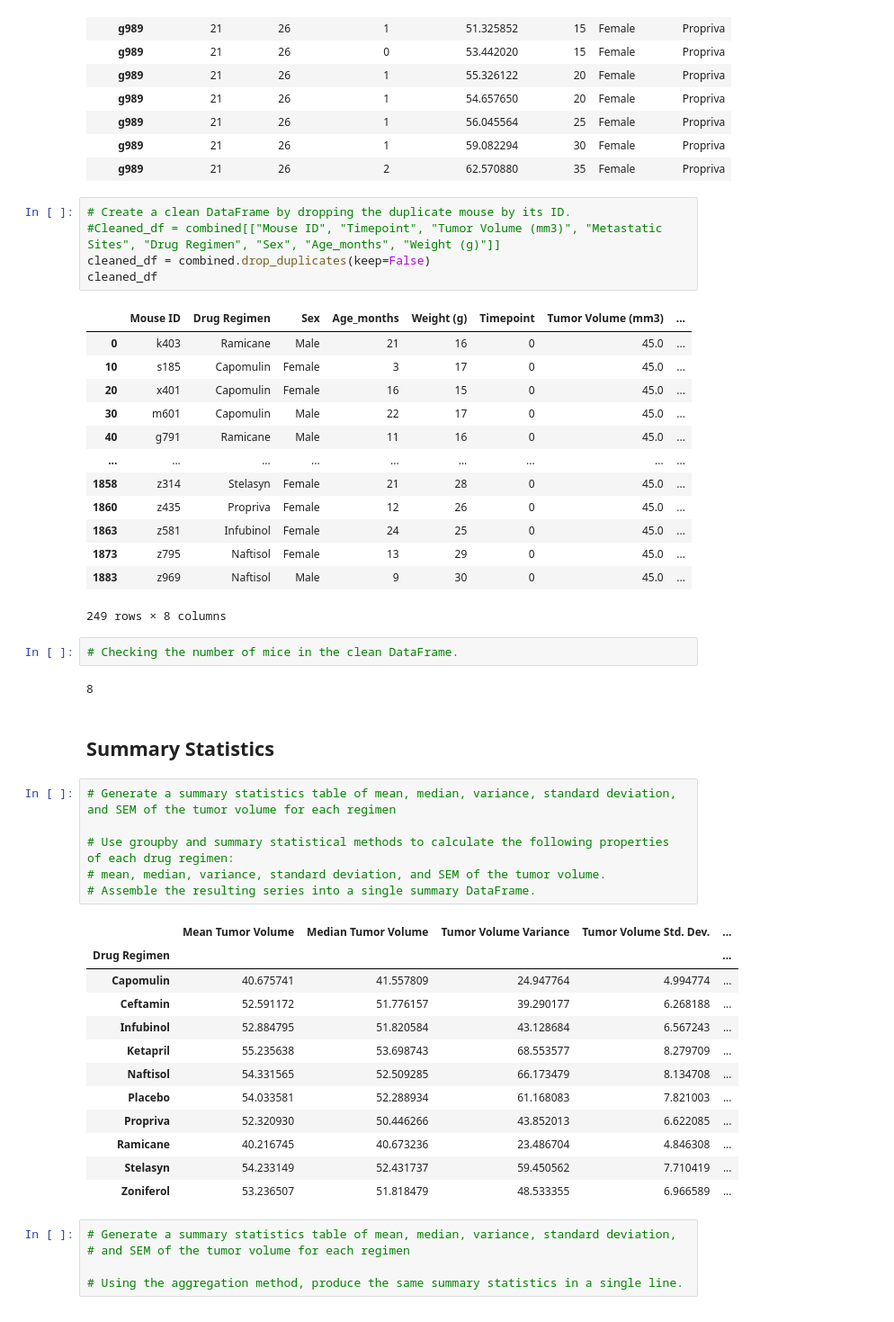
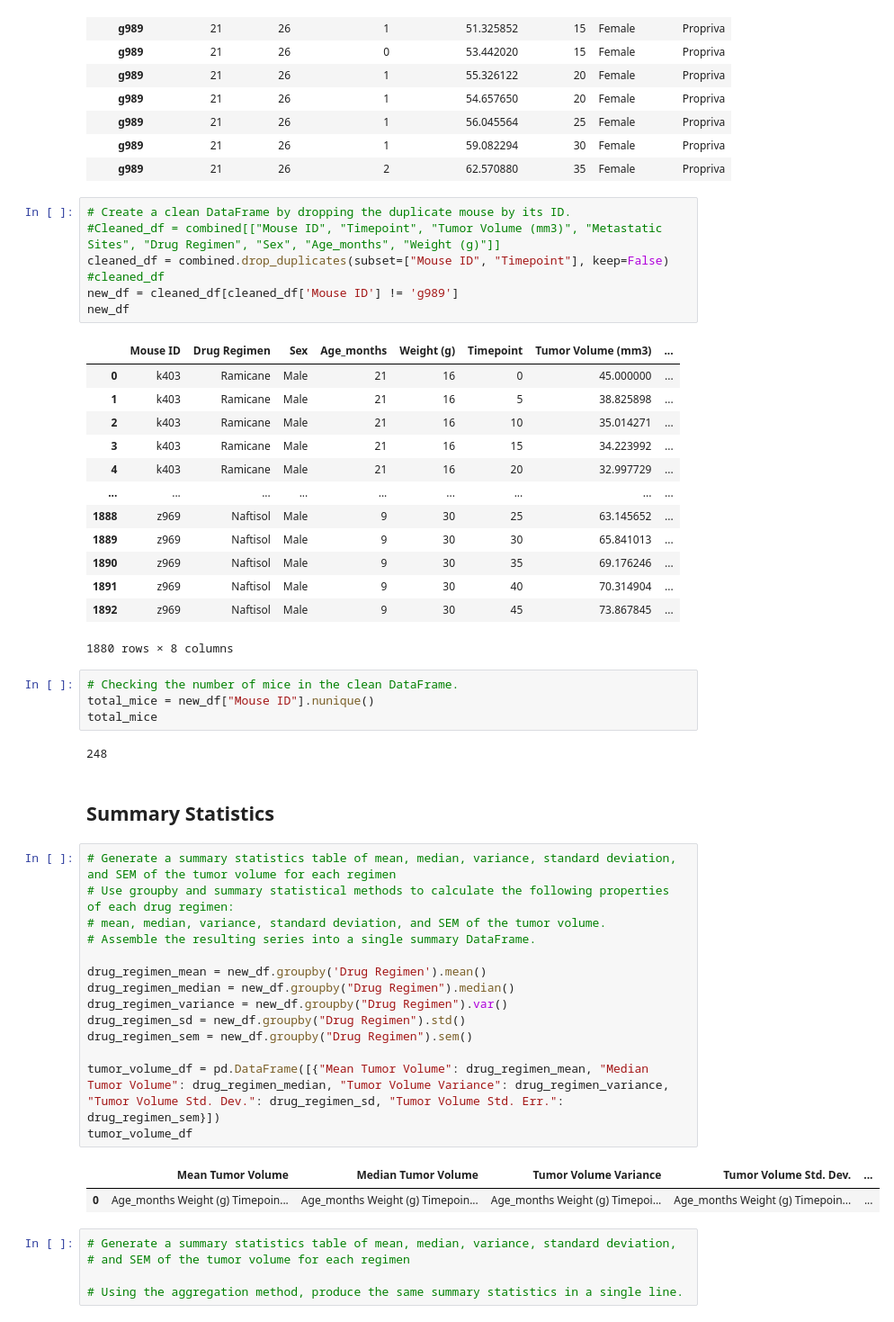
Before and after one commit to bmropp08/matplotlib, a Jupyter notebook: pymaceuticals.ipynb, the cells around one changed output. Shown: that part at 90% size. Drawn from its saved outputs; the diff is of its cells as text.

```diff
--- a/pymaceuticals.ipynb
+++ b/pymaceuticals.ipynb
@@ -73,47 +74,49 @@ duplicate_ids
 # %%
 # Create a clean DataFrame by dropping the duplicate mouse by its ID.
 #Cleaned_df = combined[["Mouse ID", "Timepoint", "Tumor Volume (mm3)", "Metastatic Sites", "Drug Regimen", "Sex", "Age_months", "Weight (g)"]]
-cleaned_df = combined.drop_duplicates(keep=False)
-cleaned_df
+cleaned_df = combined.drop_duplicates(subset=["Mouse ID", "Timepoint"], keep=False)
+#cleaned_df
+new_df = cleaned_df[cleaned_df['Mouse ID'] != 'g989']
+new_df
 # %% [output]
 |  | Mouse ID | Drug Regimen | Sex | Age_months | Weight (g) | Timepoint | Tumor Volume (mm3) | ... |
-| 0 | k403 | Ramicane | Male | 21 | 16 | 0 | 45.0 | ... |
-| 10 | s185 | Capomulin | Female | 3 | 17 | 0 | 45.0 | ... |
-| 20 | x401 | Capomulin | Female | 16 | 15 | 0 | 45.0 | ... |
-| 30 | m601 | Capomulin | Male | 22 | 17 | 0 | 45.0 | ... |
-| 40 | g791 | Ramicane | Male | 11 | 16 | 0 | 45.0 | ... |
+| 0 | k403 | Ramicane | Male | 21 | 16 | 0 | 45.000000 | ... |
+| 1 | k403 | Ramicane | Male | 21 | 16 | 5 | 38.825898 | ... |
+| 2 | k403 | Ramicane | Male | 21 | 16 | 10 | 35.014271 | ... |
+| 3 | k403 | Ramicane | Male | 21 | 16 | 15 | 34.223992 | ... |
+| 4 | k403 | Ramicane | Male | 21 | 16 | 20 | 32.997729 | ... |
 | ... | ... | ... | ... | ... | ... | ... | ... | ... |
-| 1858 | z314 | Stelasyn | Female | 21 | 28 | 0 | 45.0 | ... |
-| 1860 | z435 | Propriva | Female | 12 | 26 | 0 | 45.0 | ... |
-| 1863 | z581 | Infubinol | Female | 24 | 25 | 0 | 45.0 | ... |
-| 1873 | z795 | Naftisol | Female | 13 | 29 | 0 | 45.0 | ... |
-| 1883 | z969 | Naftisol | Male | 9 | 30 | 0 | 45.0 | ... |
+| 1888 | z969 | Naftisol | Male | 9 | 30 | 25 | 63.145652 | ... |
+| 1889 | z969 | Naftisol | Male | 9 | 30 | 30 | 65.841013 | ... |
+| 1890 | z969 | Naftisol | Male | 9 | 30 | 35 | 69.176246 | ... |
+| 1891 | z969 | Naftisol | Male | 9 | 30 | 40 | 70.314904 | ... |
+| 1892 | z969 | Naftisol | Male | 9 | 30 | 45 | 73.867845 | ... |
-249 rows × 8 columns
+1880 rows × 8 columns
 # %%
 # Checking the number of mice in the clean DataFrame.
+total_mice = new_df["Mouse ID"].nunique()
+total_mice
 # %% [output]
-8
+248
 # %% [markdown]
 ## Summary Statistics
 # %%
 # Generate a summary statistics table of mean, median, variance, standard deviation, and SEM of the tumor volume for each regimen
-
 # Use groupby and summary statistical methods to calculate the following properties of each drug regimen:
 # mean, median, variance, standard deviation, and SEM of the tumor volume.
 # Assemble the resulting series into a single summary DataFrame.
+
+drug_regimen_mean = new_df.groupby('Drug Regimen').mean()
+drug_regimen_median = new_df.groupby("Drug Regimen").median()
+drug_regimen_variance = new_df.groupby("Drug Regimen").var()
+drug_regimen_sd = new_df.groupby("Drug Regimen").std()
+drug_regimen_sem = new_df.groupby("Drug Regimen").sem()
+
+tumor_volume_df = pd.DataFrame([{"Mean Tumor Volume": drug_regimen_mean, "Median Tumor Volume": drug_regimen_median, "Tumor Volume Variance": drug_regimen_variance, "Tumor Volume Std. Dev.": drug_regimen_sd, "Tumor Volume Std. Err.": drug_regimen_sem}])
+tumor_volume_df
 # %% [output]
 |  | Mean Tumor Volume | Median Tumor Volume | Tumor Volume Variance | Tumor Volume Std. Dev. | ... |
-| Drug Regimen |  |  |  |  | ... |
-| Capomulin | 40.675741 | 41.557809 | 24.947764 | 4.994774 | ... |
-| Ceftamin | 52.591172 | 51.776157 | 39.290177 | 6.268188 | ... |
-| Infubinol | 52.884795 | 51.820584 | 43.128684 | 6.567243 | ... |
-| Ketapril | 55.235638 | 53.698743 | 68.553577 | 8.279709 | ... |
-| Naftisol | 54.331565 | 52.509285 | 66.173479 | 8.134708 | ... |
-| Placebo | 54.033581 | 52.288934 | 61.168083 | 7.821003 | ... |
-| Propriva | 52.320930 | 50.446266 | 43.852013 | 6.622085 | ... |
-| Ramicane | 40.216745 | 40.673236 | 23.486704 | 4.846308 | ... |
-| Stelasyn | 54.233149 | 52.431737 | 59.450562 | 7.710419 | ... |
-| Zoniferol | 53.236507 | 51.818479 | 48.533355 | 6.966589 | ... |
+| 0 | Age_months Weight (g) Timepoin... | Age_months Weight (g) Timepoin... | Age_months Weight (g) Timepoi... | Age_months Weight (g) Timepoin... | ... |
 # %%
 # Generate a summary statistics table of mean, median, variance, standard deviation,
 # and SEM of the tumor volume for each regimen
```
Also changed, not shown: parts of 1 cell of this notebook.
